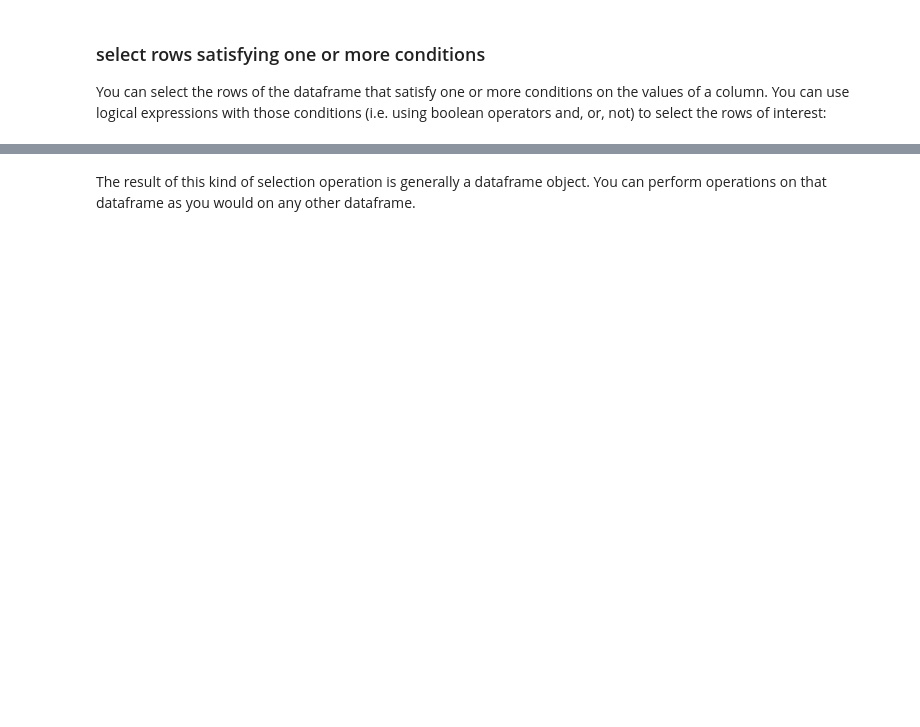
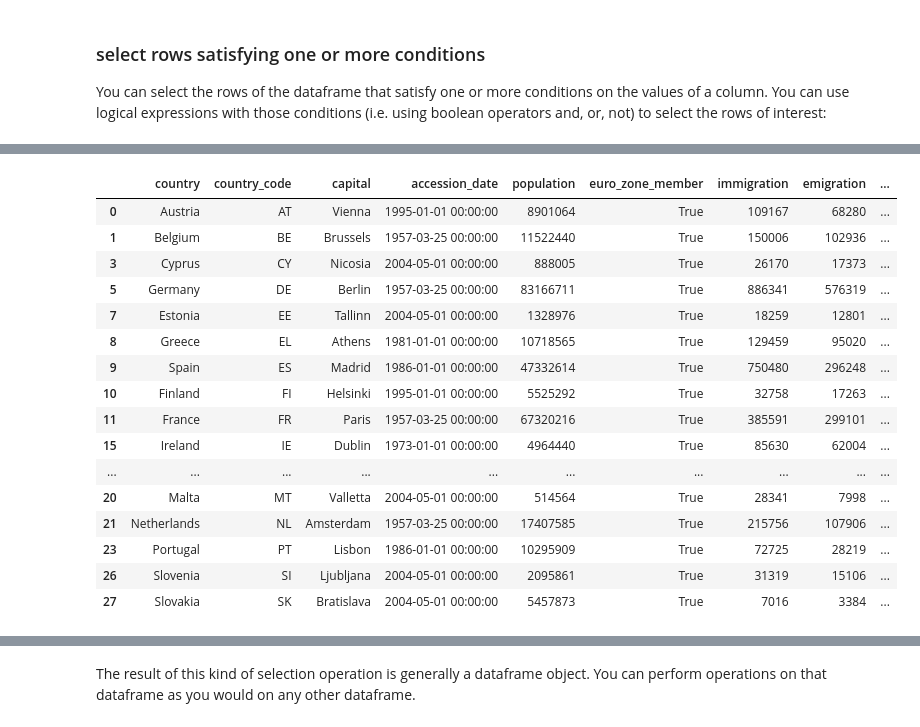
Before and after one commit to airnandez/numpandas, a Jupyter notebook: notebooks/pandas.ipynb, the cells around one changed output, grey strips where cells are left out. Cells and saved outputs as stored; diff of their text form; code cells hidden in the pictures; blank space fills up the shorter version.

```diff
--- a/notebooks/pandas.ipynb
+++ b/notebooks/pandas.ipynb
@@ -260,8 +483,26 @@ is_eurozone_member
 # %%
 # Use the mask created above to select the rows in 'df' for which the mask is 'True'. The returned value
 # of this operation is a pandas.Dataframe which is a view of the original dataframe 'df'
 euro_zone_df = df[is_eurozone_member]
 
 # Note that the dataframe 'euro_zone_df' only contains rows which value in the column 'euro_zone_member' is 'True'
-euro_zone_df.style.applymap(highlight_column, subset=['euro_zone_member'])
+euro_zone_df.style.map(highlight_column, subset=['euro_zone_member'])
+# %% [output]
+|  | country | country_code | capital | accession_date | population | euro_zone_member | immigration | emigration | ... |
+| 0 | Austria | AT | Vienna | 1995-01-01 00:00:00 | 8901064 | True | 109167 | 68280 | ... |
+| 1 | Belgium | BE | Brussels | 1957-03-25 00:00:00 | 11522440 | True | 150006 | 102936 | ... |
+| 3 | Cyprus | CY | Nicosia | 2004-05-01 00:00:00 | 888005 | True | 26170 | 17373 | ... |
+| 5 | Germany | DE | Berlin | 1957-03-25 00:00:00 | 83166711 | True | 886341 | 576319 | ... |
+| 7 | Estonia | EE | Tallinn | 2004-05-01 00:00:00 | 1328976 | True | 18259 | 12801 | ... |
+| 8 | Greece | EL | Athens | 1981-01-01 00:00:00 | 10718565 | True | 129459 | 95020 | ... |
+| 9 | Spain | ES | Madrid | 1986-01-01 00:00:00 | 47332614 | True | 750480 | 296248 | ... |
+| 10 | Finland | FI | Helsinki | 1995-01-01 00:00:00 | 5525292 | True | 32758 | 17263 | ... |
+| 11 | France | FR | Paris | 1957-03-25 00:00:00 | 67320216 | True | 385591 | 299101 | ... |
+| 15 | Ireland | IE | Dublin | 1973-01-01 00:00:00 | 4964440 | True | 85630 | 62004 | ... |
+| ... | ... | ... | ... | ... | ... | ... | ... | ... | ... |
+| 20 | Malta | MT | Valletta | 2004-05-01 00:00:00 | 514564 | True | 28341 | 7998 | ... |
+| 21 | Netherlands | NL | Amsterdam | 1957-03-25 00:00:00 | 17407585 | True | 215756 | 107906 | ... |
+| 23 | Portugal | PT | Lisbon | 1986-01-01 00:00:00 | 10295909 | True | 72725 | 28219 | ... |
+| 26 | Slovenia | SI | Ljubljana | 2004-05-01 00:00:00 | 2095861 | True | 31319 | 15106 | ... |
+| 27 | Slovakia | SK | Bratislava | 2004-05-01 00:00:00 | 5457873 | True | 7016 | 3384 | ... |
 # %%
```
Also changed, not shown: parts of 92 cells of this notebook, 3 other files.
